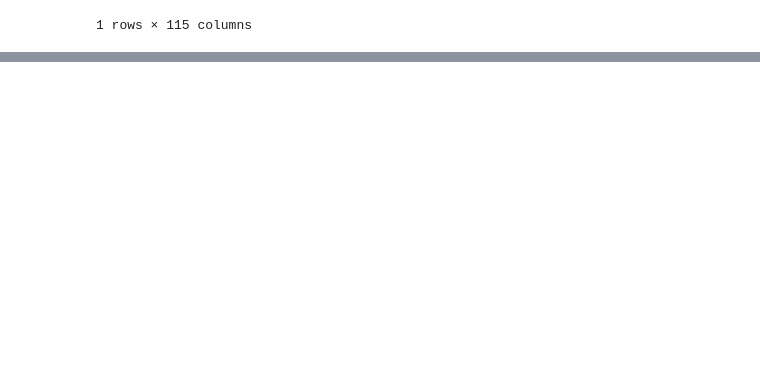
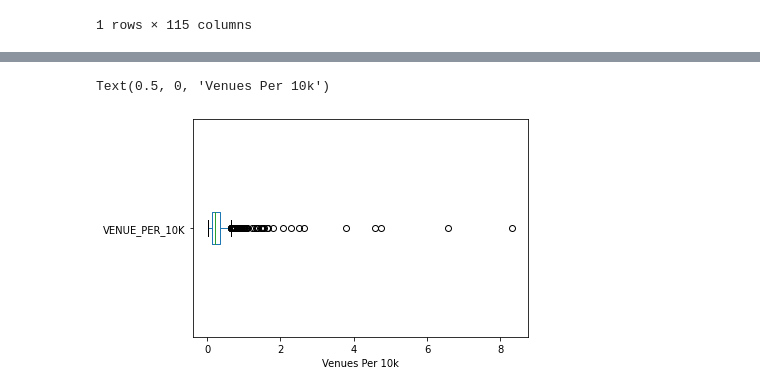
Before and after one commit to ChrxsCrxss/DS4A-Capstone, a Jupyter notebook: notebooks/sandbox/Population_EDA.ipynb, the cells around one changed output, grey strips where cells are left out. Drawn from its saved outputs; the diff is of its cells as text; code cells hidden in the pictures; blank space fills up the shorter version.

```diff
--- a/notebooks/sandbox/Population_EDA.ipynb
+++ b/notebooks/sandbox/Population_EDA.ipynb
@@ -75,0 +42,6 @@ Text(0, 0.5, 'Number of Venues')
+# %%
+# We should also determine the venues per 10,000
+df_pop_venue['VENUE_PER_10K'] = df_pop_venue.num_venues / (df_pop_venue.POP_ESTIMATE_2019/10000)
+
+df_pop_venue.sort_values(by='VENUE_PER_10K', ascending=False)[0:25]
+#pop_venue['VENUE_PER_CAPITA'].plot.box()
@@ -75,0 +67,6 @@ Text(0, 0.5, 'Number of Venues')
+# %%
+df_pop_venue[df_pop_venue['VENUE_PER_10K']>0]['VENUE_PER_10K'].plot.box(vert=False)
+plt.xlabel('Venues Per 10k')
+# %% [output]
+Text(0.5, 0, 'Venues Per 10k')
+[figure, added]
```
Also changed, not shown: parts of 17 cells of this notebook, 6 other files.
